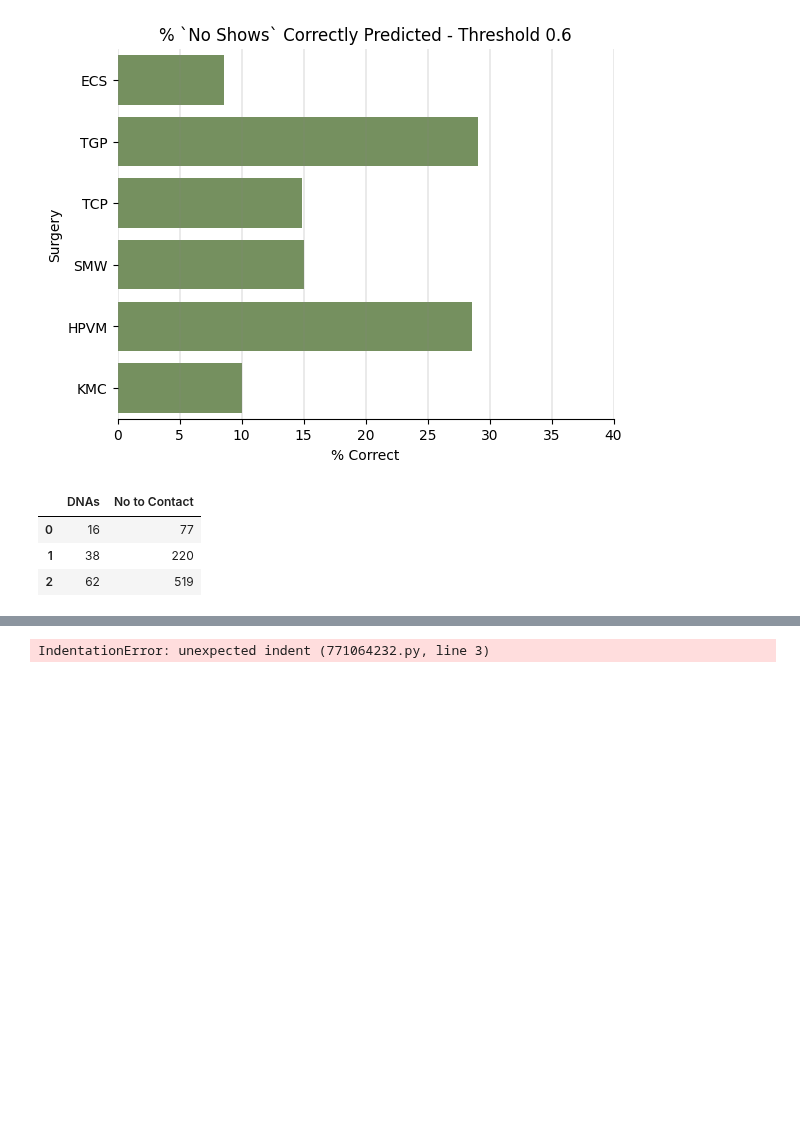
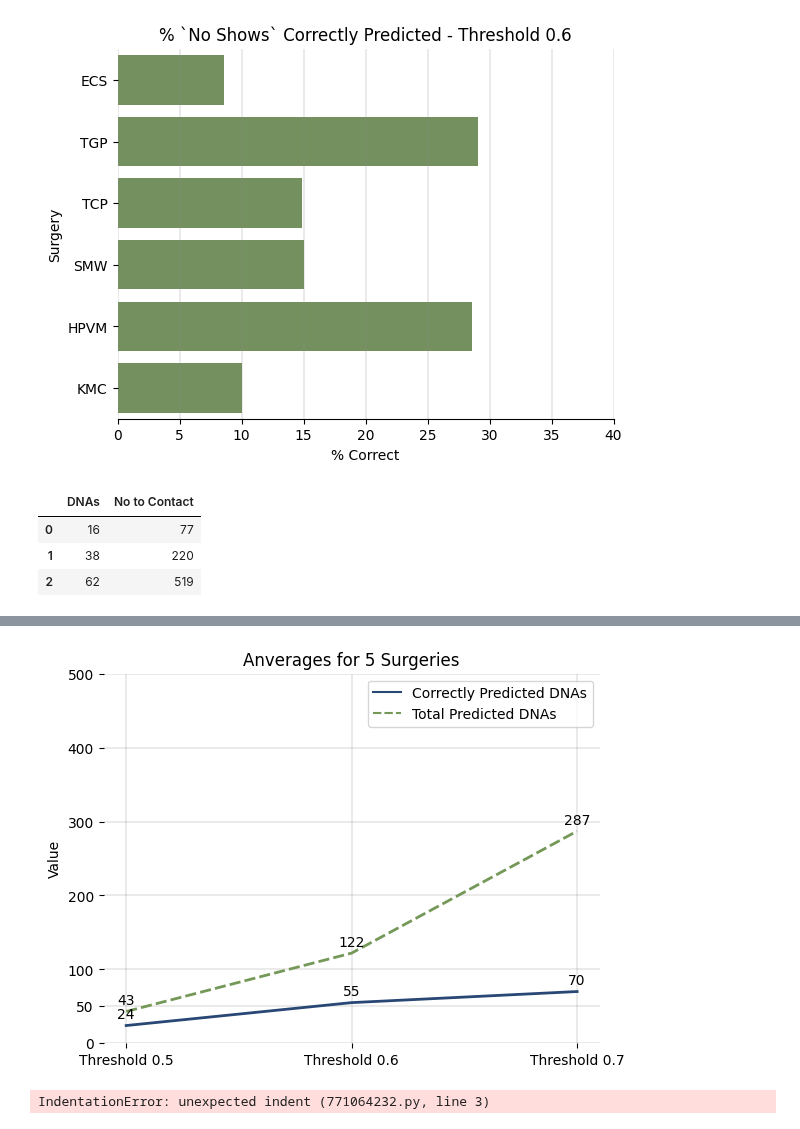
Before and after one commit to janduplessis883/project-showupforhealth, a Jupyter notebook: notebooks/Prediction-percentage-plots.ipynb, the cells around one changed output, grey strips where cells are left out. Saved outputs shown, nothing was run; the diff lists cells and outputs as text; code cells hidden in the pictures; blank space fills up the shorter version.

```diff
--- a/notebooks/Prediction-percentage-plots.ipynb
+++ b/notebooks/Prediction-percentage-plots.ipynb
@@ -142,3 +135,50 @@ plt.show()
+# %%
+import pandas as pd
+import seaborn as sns
+import matplotlib.pyplot as plt
+
+# Your data
+data3 = {
+  'Correctly Predicted DNAs': [24, 55, 70],
+  'Total Predicted DNAs': [43, 122, 287],
+
+
+}
+
+df3 = pd.DataFrame(data3)
+
+# Create the lineplot
+sns.lineplot(data=df3, palette=["#284774", "#749857", "#ec8b33"], linewidth=2)
+
+# Add grid
+plt.grid(axis='both', visible=True, linewidth=0.25, color='#878787')
+
+# Add y-ticks
+plt.yticks([0,50,100,200,300,400,500])
+plt.xticks([0, 1, 2], ['Threshold 0.5', 'Threshold 0.6', 'Threshold 0.7'])
+
+# Add title and labels
+plt.title("Anverages for 5 Surgeries")
+plt.ylabel("Value")
+
+# Annotate specific points (for the 'DNAs' line)
+for i, value in enumerate(df3['Correctly Predicted DNAs']):
+  plt.annotate(f"{value}", (i, value), textcoords="offset points", xytext=(0,5), ha='center')
+
+# Annotate specific points (for the 'No to Contact' line)
+for i, value in enumerate(df3['Total Predicted DNAs']):
+  plt.annotate(f"{value}", (i, value), textcoords="offset points", xytext=(0,5), ha='center')
+
+
+
+ax = plt.gca()  # Get the current Axes instance
+ax.spines['top'].set_visible(False)
+ax.spines['right'].set_visible(False)
+ax.spines['left'].set_visible(False)
+ax.spines['bottom'].set_visible(False)
+plt.show()
+# %% [output]
+[figure, added]
 # %%
 plt.figure(figsize=(18, 3))
         # Plot the resampled dataframe
```
Also changed, not shown: parts of 1 cell of this notebook, 5 other files.
